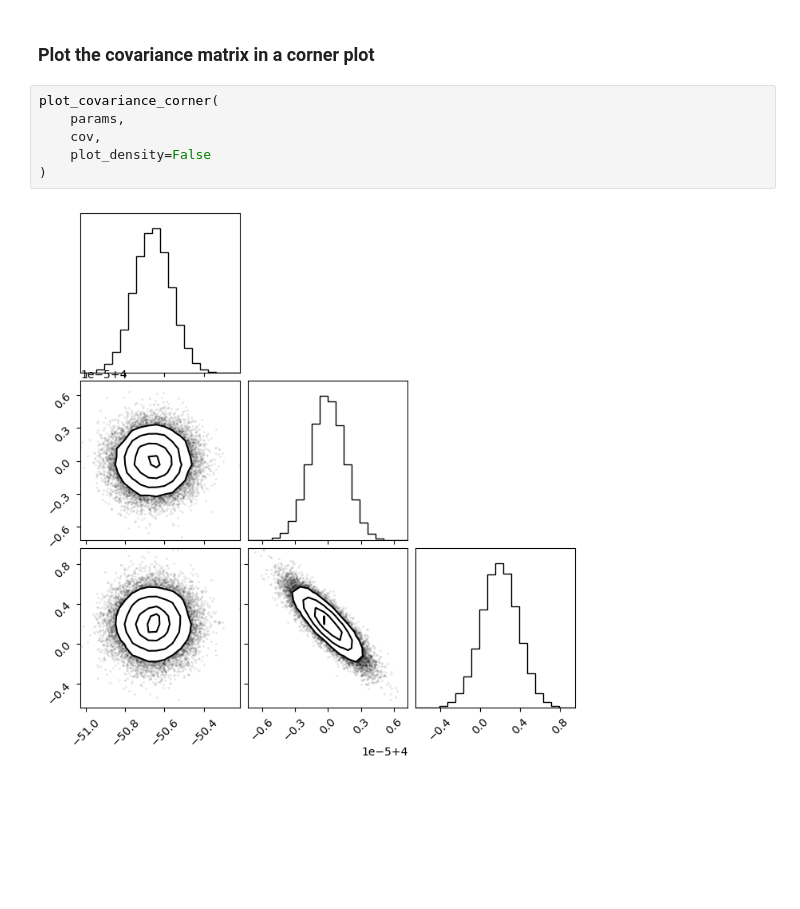
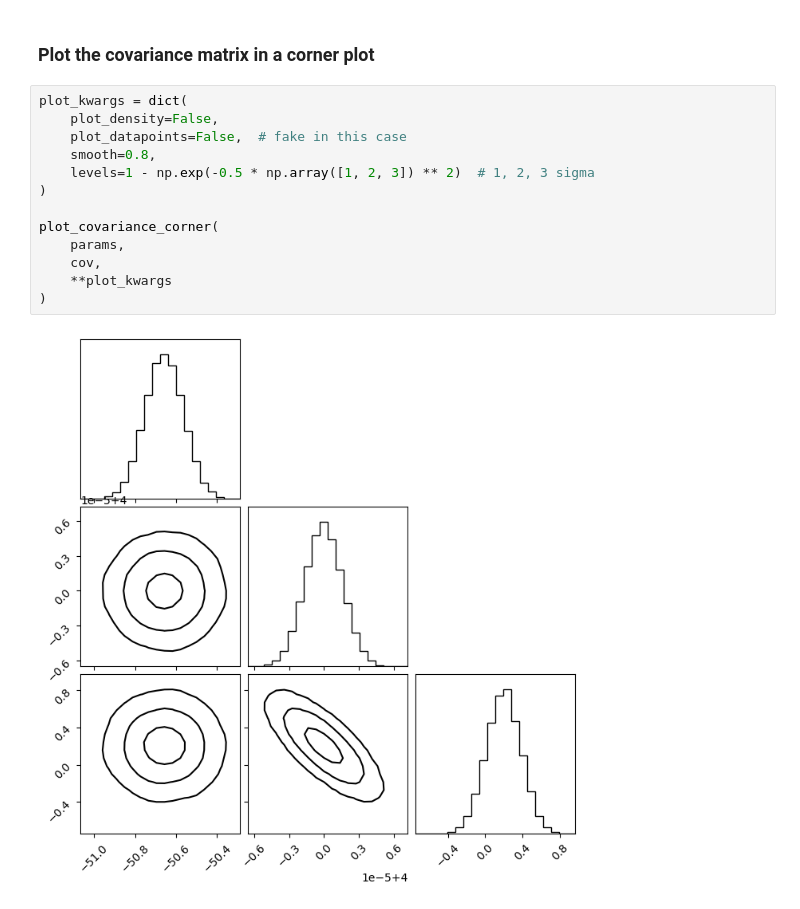
Before and after one commit to mikekatz04/LISAanalysistools, a Jupyter notebook: examples/Diagnostics.ipynb, the cells around one changed output. Drawn from its saved outputs; the diff is of its cells as text; blank space fills up the shorter version.

```diff
--- a/examples/Diagnostics.ipynb
+++ b/examples/Diagnostics.ipynb
@@ -162,10 +162,17 @@ plt.colorbar(label=r"$\log_{10}(M_{ij})$")
 # %% [markdown]
 ### Plot the covariance matrix in a corner plot
 # %%
+plot_kwargs = dict(
+    plot_density=False,
+    plot_datapoints=False,  # fake in this case
+    smooth=0.8,
+    levels=1 - np.exp(-0.5 * np.array([1, 2, 3]) ** 2)  # 1, 2, 3 sigma
+)
+
 plot_covariance_corner(
     params,
     cov,
-    plot_density=False
+    **plot_kwargs
 )
 # %% [output]
-[figure, old version]
+[figure, new version]
```
Also changed, not shown: parts of 11 cells of this notebook, 1 other file.
